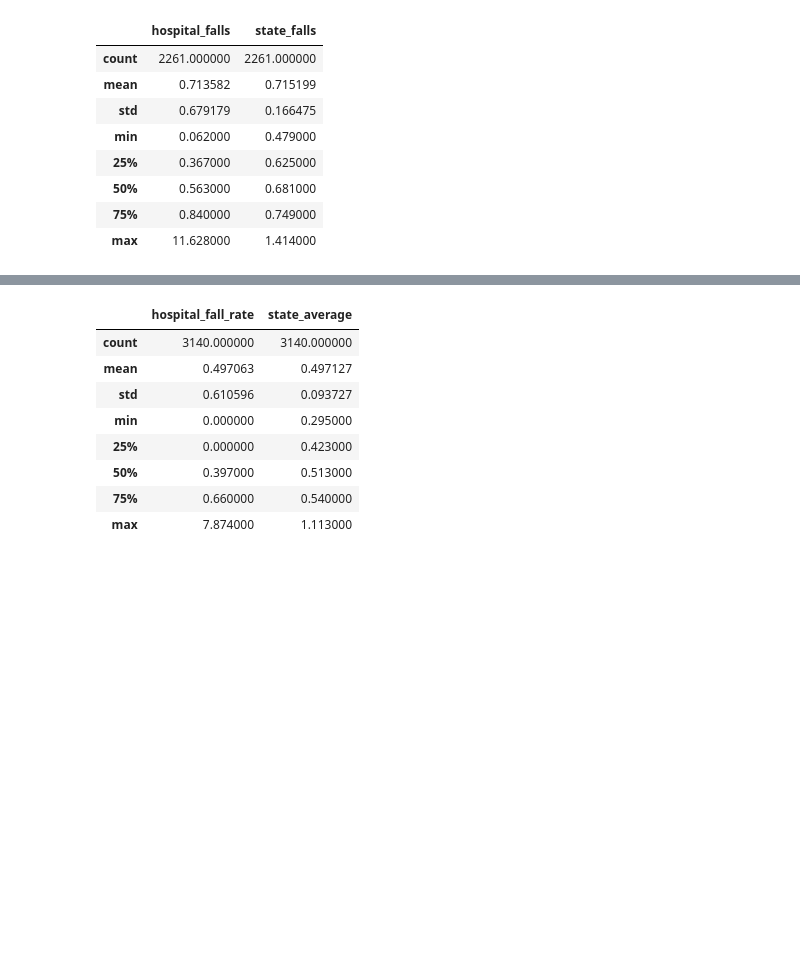
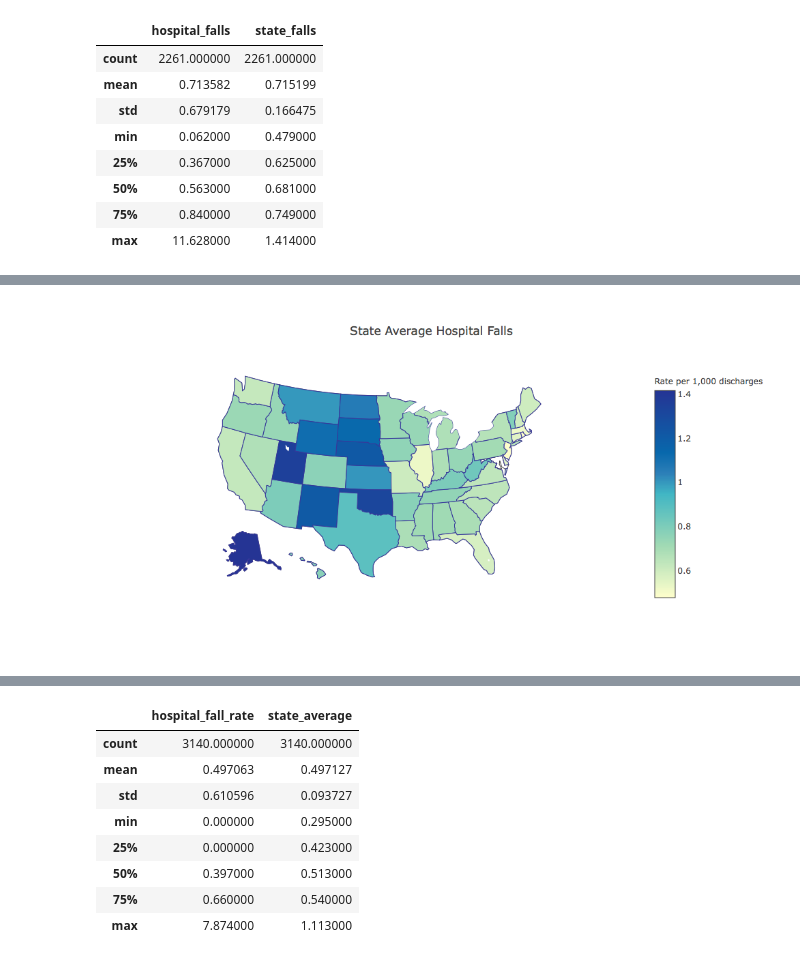
Before and after one commit to BDSpecial/Thinkful-Assignments, a Jupyter notebook: Capstone Presentation.ipynb, the cells around one changed output, grey strips where cells are left out. Saved outputs shown, nothing was run; the diff lists cells and outputs as text; code cells hidden in the pictures; blank space fills up the shorter version.

```diff
--- a/Capstone Presentation.ipynb
+++ b/Capstone Presentation.ipynb
@@ -372,0 +84,5 @@ CMS_Data = CMS_Data.drop(['hospital_ID', 'ID', 'measure_name'], axis=1)
+# %%
+scraped_fall_image = IPython.display.Image(filename='scraped_falls.png')
+scraped_fall_image
+# %% [output]
+[figure, added]
```
Also changed, not shown: parts of 273 cells of this notebook.
